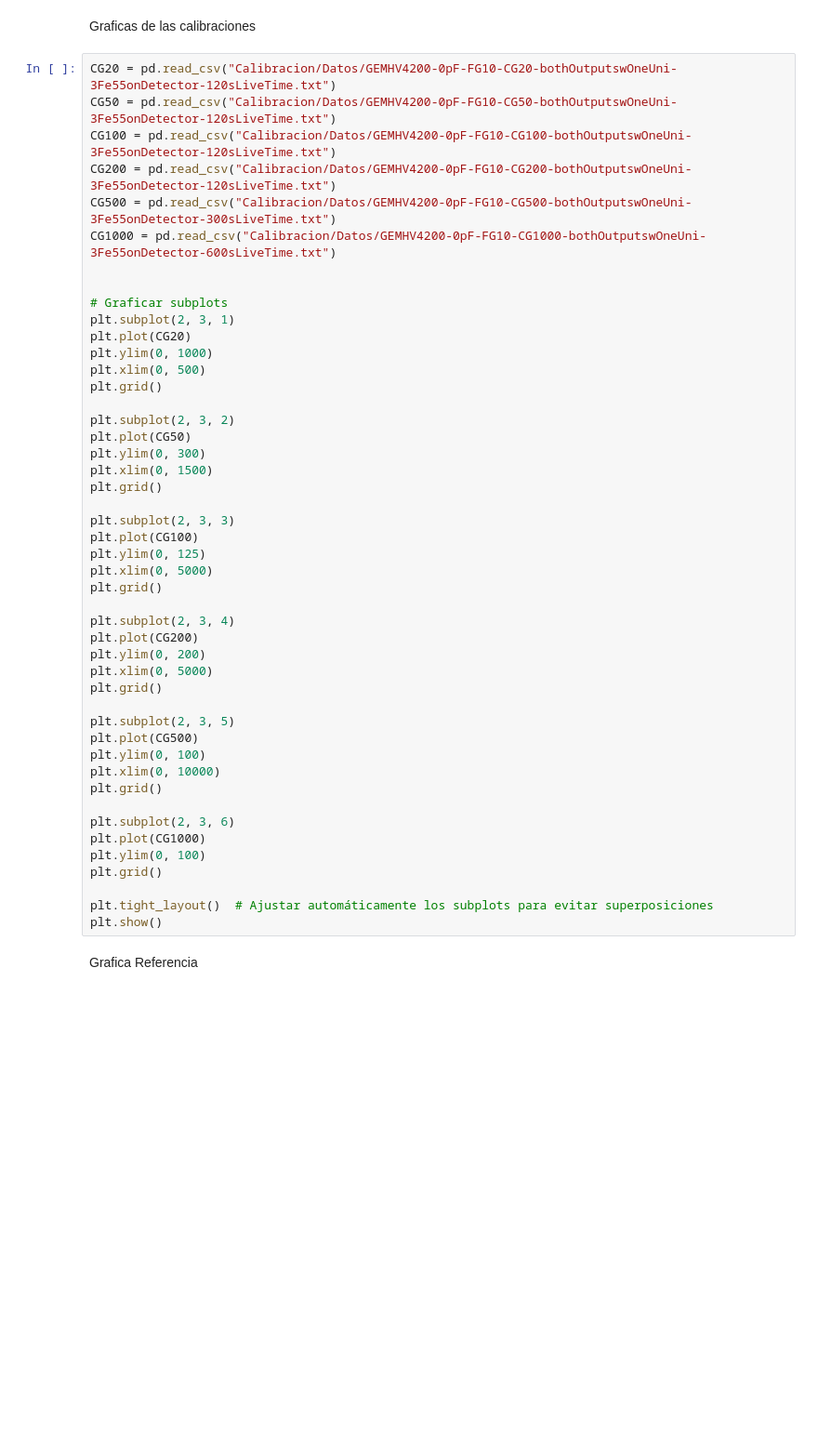
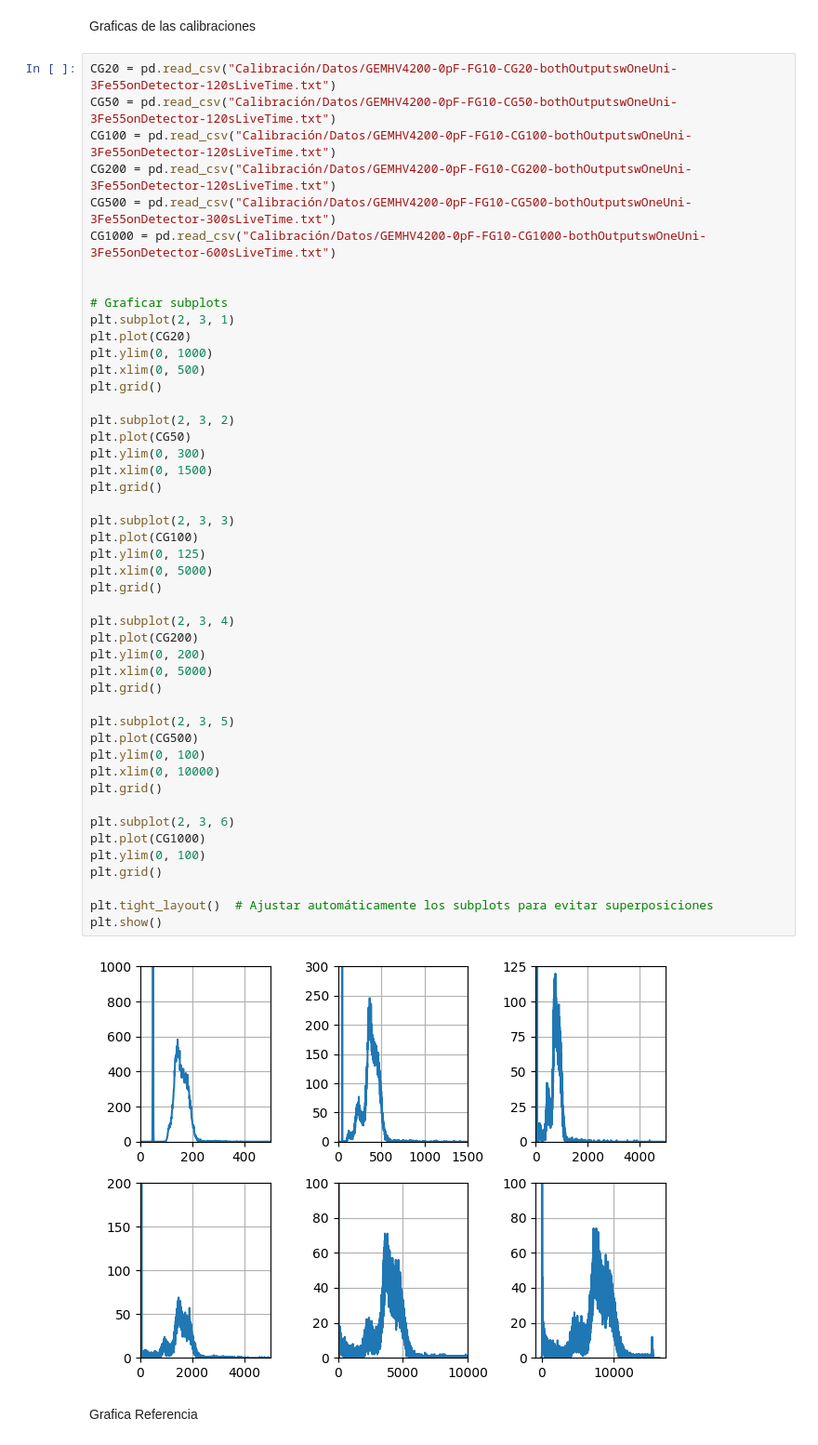
Before and after one commit to jpabonl/Proyecto-experimental, a Jupyter notebook: Graficas_Toma_1.ipynb, the cells around one changed output. Shown: that part at 93% size. Saved outputs shown, nothing was run; the diff lists cells and outputs as text; blank space fills up the shorter version.

```diff
--- a/Graficas_Toma_1.ipynb
+++ b/Graficas_Toma_1.ipynb
@@ -18,12 +18,12 @@ np.savetxt(txt_file_path, data, fmt='%f', delimiter='\t')
 # %% [markdown]
 Graficas de las calibraciones
 # %%
-CG20 = pd.read_csv("Calibracion/Datos/GEMHV4200-0pF-FG10-CG20-bothOutputswOneUni-3Fe55onDetector-120sLiveTime.txt")
-CG50 = pd.read_csv("Calibracion/Datos/GEMHV4200-0pF-FG10-CG50-bothOutputswOneUni-3Fe55onDetector-120sLiveTime.txt")
-CG100 = pd.read_csv("Calibracion/Datos/GEMHV4200-0pF-FG10-CG100-bothOutputswOneUni-3Fe55onDetector-120sLiveTime.txt")
-CG200 = pd.read_csv("Calibracion/Datos/GEMHV4200-0pF-FG10-CG200-bothOutputswOneUni-3Fe55onDetector-120sLiveTime.txt")
-CG500 = pd.read_csv("Calibracion/Datos/GEMHV4200-0pF-FG10-CG500-bothOutputswOneUni-3Fe55onDetector-300sLiveTime.txt")
-CG1000 = pd.read_csv("Calibracion/Datos/GEMHV4200-0pF-FG10-CG1000-bothOutputswOneUni-3Fe55onDetector-600sLiveTime.txt")
+CG20 = pd.read_csv("Calibración/Datos/GEMHV4200-0pF-FG10-CG20-bothOutputswOneUni-3Fe55onDetector-120sLiveTime.txt")
+CG50 = pd.read_csv("Calibración/Datos/GEMHV4200-0pF-FG10-CG50-bothOutputswOneUni-3Fe55onDetector-120sLiveTime.txt")
+CG100 = pd.read_csv("Calibración/Datos/GEMHV4200-0pF-FG10-CG100-bothOutputswOneUni-3Fe55onDetector-120sLiveTime.txt")
+CG200 = pd.read_csv("Calibración/Datos/GEMHV4200-0pF-FG10-CG200-bothOutputswOneUni-3Fe55onDetector-120sLiveTime.txt")
+CG500 = pd.read_csv("Calibración/Datos/GEMHV4200-0pF-FG10-CG500-bothOutputswOneUni-3Fe55onDetector-300sLiveTime.txt")
+CG1000 = pd.read_csv("Calibración/Datos/GEMHV4200-0pF-FG10-CG1000-bothOutputswOneUni-3Fe55onDetector-600sLiveTime.txt")
 
 
 # Graficar subplots
@@ -37,33 +37,35 @@ plt.subplot(2, 3, 2)
 plt.plot(CG50)
 plt.ylim(0, 300)
 plt.xlim(0, 1500)
 plt.grid()
 
 plt.subplot(2, 3, 3)
 plt.plot(CG100)
 plt.ylim(0, 125)
 plt.xlim(0, 5000)
 plt.grid()
 
 plt.subplot(2, 3, 4)
 plt.plot(CG200)
 plt.ylim(0, 200)
 plt.xlim(0, 5000)
 plt.grid()
 
 plt.subplot(2, 3, 5)
 plt.plot(CG500)
 plt.ylim(0, 100)
 plt.xlim(0, 10000)
 plt.grid()
 
 plt.subplot(2, 3, 6)
 plt.plot(CG1000)
 plt.ylim(0, 100)
 plt.grid()
 
 plt.tight_layout()  # Ajustar automáticamente los subplots para evitar superposiciones
 plt.show()
+# %% [output]
+[figure, added]
 # %% [markdown]
 Grafica Referencia
 # %%
```
Also changed, not shown: parts of 7 cells of this notebook.
